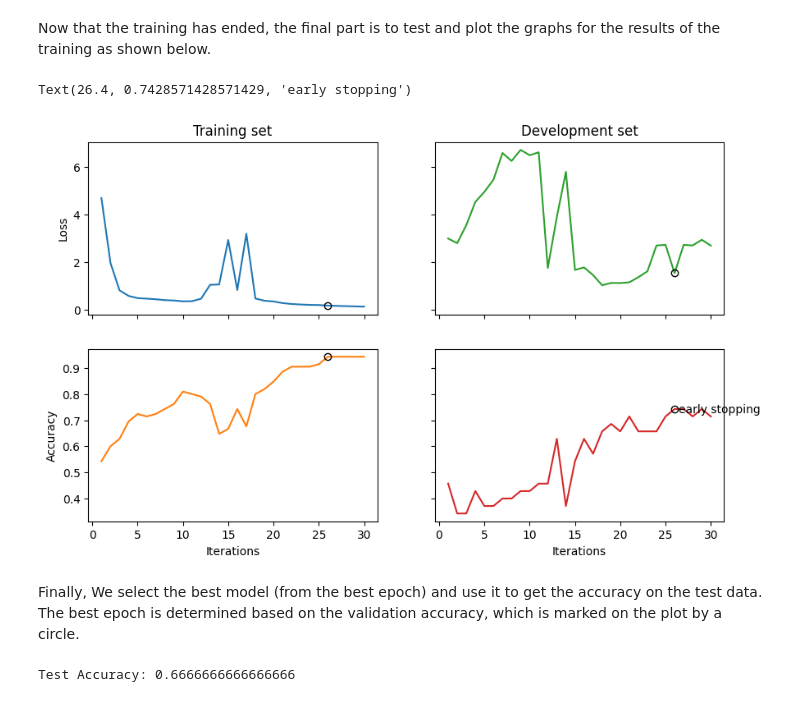
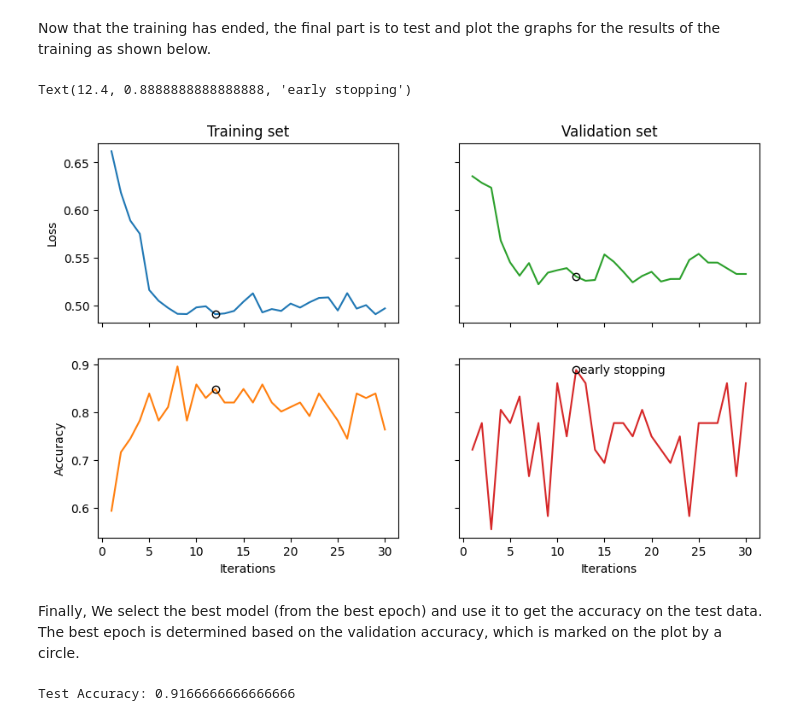
Before and after one commit to CQCL/lambeq-docs, a Jupyter notebook: docs/tutorials/discocirc_babi6_training.ipynb, the cells around one changed output. Drawn from its saved outputs; the diff is of its cells as text; code cells hidden in the pictures.

```diff
--- a/docs/tutorials/discocirc_babi6_training.ipynb
+++ b/docs/tutorials/discocirc_babi6_training.ipynb
@@ -8,14 +8,13 @@ In Part I of this tutorial, we learned how to create DisCoCirc circuits for ques
 SANDWICH = True
 
 # Updating the FFL Parameter
-FFL = True
+FFL = False
 
 # Names of Resulting file paths for the Datasets
-TRAINING_DATASET_FILEPATH = 'circuits/tutorial_training_ffl' + str(FFL) + '_sandwich_' + str(SANDWICH) + '.pkl'
-VALIDATION_DATASET_FILEPATH = 'circuits/tutorial_validation_ffl' + str(FFL) + '_sandwich_' + str(SANDWICH) + '.pkl'
-TEST_DATASET_FILEPATH = 'circuits/tutorial_test_ffl' + str(FFL) + '_sandwich_' + str(SANDWICH) + '.pkl'
+TRAINING_DATASET_FILEPATH = 'tutorial_training_ffl' + str(FFL) + '_sandwich_' + str(SANDWICH) + '.pkl'
+VALIDATION_DATASET_FILEPATH = 'tutorial_validation_ffl' + str(FFL) + '_sandwich_' + str(SANDWICH) + '.pkl'
+TEST_DATASET_FILEPATH = 'tutorial_test_ffl' + str(FFL) + '_sandwich_' + str(SANDWICH) + '.pkl'
 
-BATCH_SIZE = 5
+BATCH_SIZE = 1
 EPOCHS = 30
-SEED = 2
 LEARNING_RATE = 0.005
@@ -83,12 +96,12 @@ len(training_answers)
 # %% [markdown]
 The following shows how we override the forward() method to accommodate having pairs of circuits.
 # %%
-from lambeq import PennyLaneModel
+from lambeq import PytorchQuantumModel
 from lambeq.backend.quantum import Diagram
 import torch
 
 
-class PairCircuitModel(PennyLaneModel):
+class PairCircuitModel(PytorchQuantumModel):
     def forward(self, circ_pairs: list[tuple[Diagram, Diagram]]) -> torch.Tensor:
         pos_circs, neg_circs = zip(*circ_pairs)
         pos_out = abs(self.get_diagram_output(pos_circs))
@@ -109,10 +122,7 @@ all_circuits = [
 ]
 
 backend_config = {'backend': 'default.qubit'}  # this is the default PennyLane simulator
-model = PairCircuitModel.from_diagrams(all_circuits,
-                                     probabilities=False,
-                                     normalize=True,
-                                     backend_config=backend_config)
+model = PairCircuitModel.from_diagrams(all_circuits)
 
 model.initialise_weights()
 # %% [markdown]
@@ -153,8 +161,7 @@ trainer = PytorchTrainer(
         evaluate_functions=eval_metrics,
         evaluate_on_train=True,
         use_tensorboard=False,
-        verbose='text',
-        seed=SEED
+        verbose='text'
     )
 
 trainer.fit(train_dataset, val_dataset)
@@ -181,33 +188,33 @@ Now that the training has ended, the final part is to test and plot the graphs f
 # %%
 import matplotlib.pyplot as plt
 import numpy as np
 
 fig, ((ax_tl, ax_tr), (ax_bl, ax_br)) = plt.subplots(2, 2, sharex=True, sharey='row', figsize=(10, 6))
 ax_tl.set_title('Training set')
-ax_tr.set_title('Development set')
+ax_tr.set_title('Validation set')
 ax_bl.set_xlabel('Iterations')
 ax_br.set_xlabel('Iterations')
 ax_bl.set_ylabel('Accuracy')
 ax_tl.set_ylabel('Loss')
 
 colours = iter(plt.rcParams['axes.prop_cycle'].by_key()['color'])
 range_ = np.arange(1, trainer.epochs + 1)
 ax_tl.plot(range_, trainer.train_epoch_costs, color=next(colours))
 ax_bl.plot(range_, trainer.train_eval_results['acc'], color=next(colours))
 ax_tr.plot(range_, trainer.val_costs, color=next(colours))
 ax_br.plot(range_, trainer.val_eval_results['acc'], color=next(colours))
 
 # mark best model as circle
 best_epoch = np.argmax(trainer.val_eval_results['acc'])
 ax_tl.plot(best_epoch + 1, trainer.train_epoch_costs[best_epoch], 'o', color='black', fillstyle='none')
 ax_tr.plot(best_epoch + 1, trainer.val_costs[best_epoch], 'o', color='black', fillstyle='none')
 ax_bl.plot(best_epoch + 1, trainer.train_eval_results['acc'][best_epoch], 'o', color='black', fillstyle='none')
 ax_br.plot(best_epoch + 1, trainer.val_eval_results['acc'][best_epoch], 'o', color='black', fillstyle='none')
 
 ax_br.text(best_epoch + 1.4, trainer.val_eval_results['acc'][best_epoch], 'early stopping', va='center')
 # %% [output]
-Text(26.4, 0.7428571428571429, 'early stopping')
+Text(12.4, 0.8888888888888888, 'early stopping')
-[figure, old version]
+[figure, new version]
 # %% [markdown]
 Finally, We select the best model (from the best epoch) and use it to get the accuracy on the test data. The best epoch is determined based on the validation accuracy, which is marked on the plot by a circle.
 # %%
@@ -215,4 +222,4 @@ model.load(trainer.log_dir + '/best_model.lt')
 test_acc = acc(model(test_circuits), torch.tensor(test_answers))
 print('Test Accuracy:', test_acc)
 # %% [output]
-Test Accuracy: 0.6666666666666666
+Test Accuracy: 0.9166666666666666
```
Also changed, not shown: parts of 7 cells of this notebook, 2 other files.
